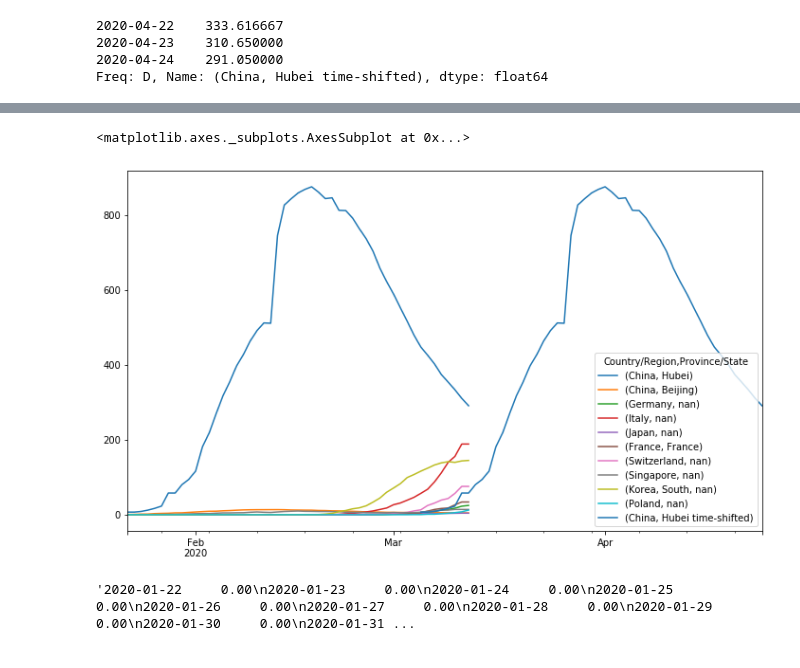
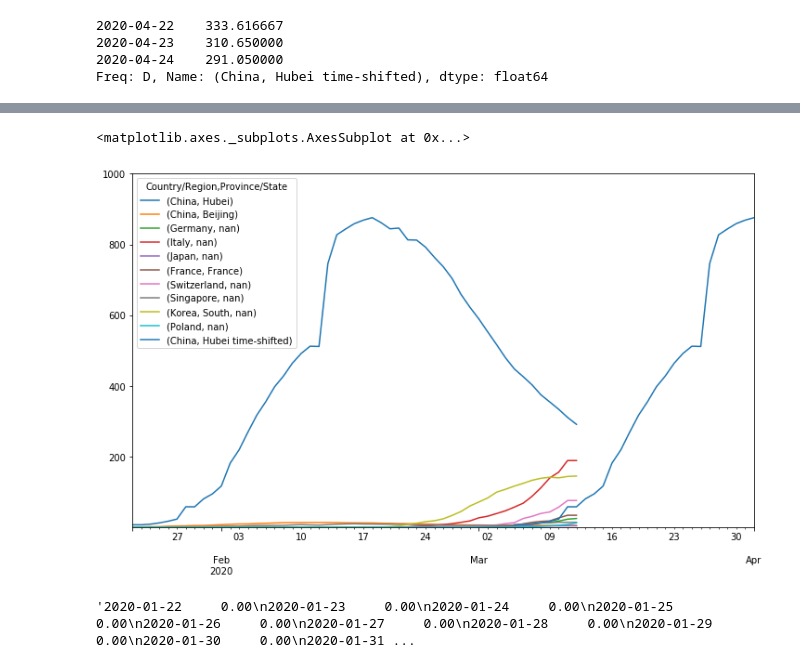
Before and after one commit to matsim-vsp/COVID-19, a Jupyter notebook: csse_covid_19_data/csse_covid_19_time_series/Untitled.ipynb, the cells around one changed output, grey strips where cells are left out. Cells and saved outputs as stored; diff of their text form; code cells hidden in the pictures.

```diff
--- a/csse_covid_19_data/csse_covid_19_time_series/Untitled.ipynb
+++ b/csse_covid_19_data/csse_covid_19_time_series/Untitled.ipynb
@@ -149,8 +151,8 @@ df6b.plot(kind='line',logy=True,ylim=(0.01,2000),xlim=("2020-01-22","2020-04-01"
-# %%
-df6b.plot(kind='line')
-# %% [output]
-<matplotlib.axes._subplots.AxesSubplot at 0x...>
-[figure, removed]
+# %%
+df6b.plot(kind='line',ylim=(0.01,1000),xlim=("2020-01-22","2020-04-01"))
+# %% [output]
+<matplotlib.axes._subplots.AxesSubplot at 0x...>
+[figure, added]
 # %%
 df6.loc[:,('Poland',np.nan)].to_string()
 # %% [output]
```
Also changed, not shown: parts of 3 cells of this notebook.
